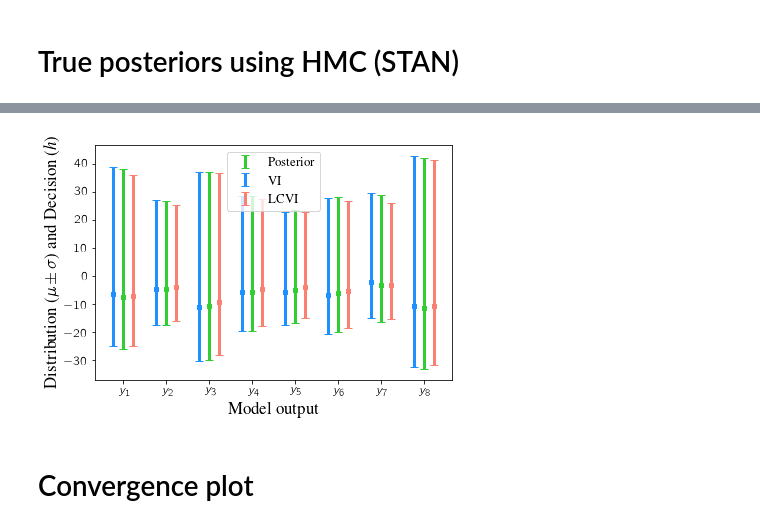
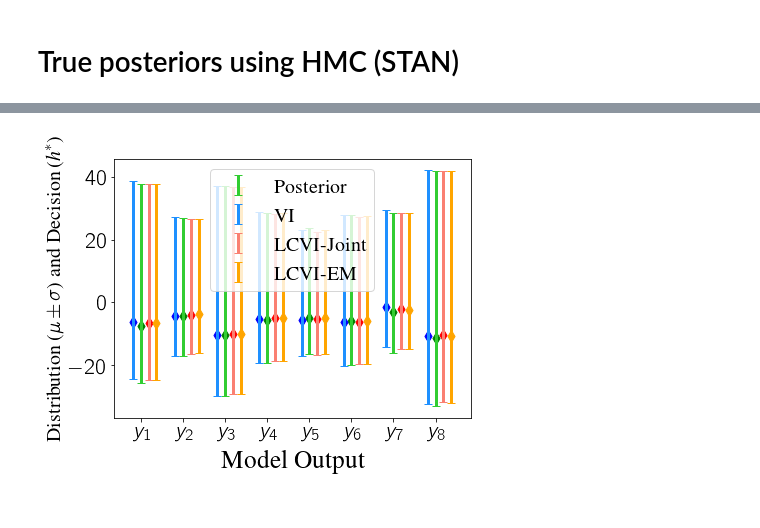
Before and after one commit to tkusmierczyk/lcvi, a Jupyter notebook: eight_schools.ipynb, the cells around one changed output, grey strips where cells are left out. Cells and saved outputs as stored; diff of their text form; code cells hidden in the pictures.

```diff
--- a/eight_schools.ipynb
+++ b/eight_schools.ipynb
@@ -299,5 +218,5 @@ q_tau_scale = torch.tensor((1.0), requires_grad=True)
 q_theta_loc = torch.randn((schools_dat["J"]), requires_grad=True)
 q_theta_scale = torch.ones((schools_dat["J"]), requires_grad=True)
 # %%
-optimizer = torch.optim.Adamax([q_mu_loc, q_mu_scale, q_tau_loc, q_tau_scale,
+optimizer = torch.optim.Adam([q_mu_loc, q_mu_scale, q_tau_loc, q_tau_scale,
                                 q_theta_loc, q_theta_scale], lr=LR)
@@ -639,18 +929,18 @@ def sample_predictive_y0_HMC(data, theta, nsamples_y=100):
 
 def sample_predictive_y_HMC(data, theta, nsamples_y=100):
     ys = sample_predictive_y0_HMC(data, theta, nsamples_y)
-    return ys.transpose(0,2).reshape(data["J"],-1).transpose(0,1) #TODO clean it up
+    return flatten_first_two_dims(ys)
 # %%
 ys_true = sample_predictive_y_HMC(schools_dat, torch.tensor(fit.extract()["theta"], dtype=torch.float32), 500)
 ys_vi = sample_predictive_y(schools_dat, q_theta_vi, 1000, 500)
 ys_lcvi = sample_predictive_y(schools_dat, q_theta_lcvi, 1000, 500)
+ys_lcviem = sample_predictive_y(schools_dat, q_theta_lcviem, 1000, 500)
 
-y_true_locs, y_true_scales = [], []
-y_true_h = []
-y_vi_locs, y_vi_scales = [], []
-y_vi_h = []
-y_lcvi_locs, y_lcvi_scales = [], []
-y_lcvi_h = []
+y_true_locs, y_true_scales, y_true_h = [], [], []
+y_vi_locs, y_vi_scales, y_vi_h = [], [], []
+y_lcvi_locs, y_lcvi_scales, y_lcvi_h = [], [], []
+y_lcviem_locs, y_lcviem_scales, y_lcviem_h = [], [], []
+
 names = []
 for j in range(8):
     names.append(r"$y_%i$" % (j+1))
@@ -666,33 +956,42 @@ for j in range(8):
     y_lcvi_locs.append(ys_lcvi[:,j].mean().item())
     y_lcvi_scales.append(ys_lcvi[:,j].std().item())
     y_lcvi_h.append(optimal_h(ys_lcvi[:,j]).item())
+
+    y_lcviem_locs.append(ys_lcviem[:,j].mean().item())
+    y_lcviem_scales.append(ys_lcviem[:,j].std().item())
+    y_lcviem_h.append(optimal_h(ys_lcviem[:,j]).item())
 # %%
-start_plotting()
+start_plotting(font_size=17*1.5, left=0.175)
 
-x = np.array(range(len(y_vi_locs)))
+x = np.array(range(len(y_vi_locs)))*1.25
 offset = 0.23
 
 plt.errorbar(x, y_true_locs, yerr=np.array(y_true_scales)*2, label="Posterior",
              fmt='-', lw=0, color=GREEN, ecolor=GREEN, elinewidth=3, capsize=4,
              barsabove=True, lolims=False, uplims=False, xlolims=False, xuplims=False)
-plt.scatter(x, y_true_h, color=GREEN, marker="s", s=20)
+plt.scatter(x, y_true_h, color="green", marker="d", s=70)
 
 plt.errorbar(x-offset, y_vi_locs, yerr=np.array(y_vi_scales)*2, label="VI",
              fmt='-', lw=0, color=BLUE, ecolor=BLUE, elinewidth=3, capsize=4,
              barsabove=True, lolims=False, uplims=False, xlolims=False, xuplims=False)
-plt.scatter(x-offset, y_vi_h, color=BLUE, marker="s", s=20)
+plt.scatter(x-offset, y_vi_h, color="blue", marker="d", s=70)
 
-plt.errorbar(x+offset, y_lcvi_locs, yerr=np.array(y_lcvi_scales)*2, label="LCVI",
+plt.errorbar(x+offset, y_lcvi_locs, yerr=np.array(y_lcvi_scales)*2, label="LCVI-Joint",
              fmt='-', lw=0, color=RED, ecolor=RED, elinewidth=3, capsize=4,
              barsabove=True, lolims=False, uplims=False, xlolims=False, xuplims=False)
-plt.scatter(x+offset, y_lcvi_h, color=RED, marker="s", s=20)
+plt.scatter(x+offset, y_lcvi_h, color="red", marker="d", s=70)
 
+plt.errorbar(x+2*offset, y_lcviem_locs, yerr=np.array(y_lcviem_scales)*2, label="LCVI-EM",
+             fmt='-', lw=0, color="orange", ecolor="orange", elinewidth=3, capsize=4,
+             barsabove=True, lolims=False, uplims=False, xlolims=False, xuplims=False)
+plt.scatter(x+2*offset, y_lcviem_h, color="orange", marker="d", s=70)
 
 plt.xticks(x, names)
-plt.ylabel(r"Distribution ($\mu  \pm \sigma$) and Decision ($\textit{h}$)")
-plt.xlabel("Model output")
-plt.legend();
+plt.ylabel(r"Distribution ($\mu  \pm \sigma$) and Decision ($\textit{h}^*$)", fontsize=20)
+plt.xlabel("Model Output")
+plt.legend(fontsize=20);
+
+plt.savefig("8schools_y_fits.pdf")
+plt.show();
 # %% [output]
-[figure, old version]
+[figure, new version]
-# %% [markdown]
-# Convergence plot
```
Also changed, not shown: parts of 72 cells of this notebook, 7 other files.
